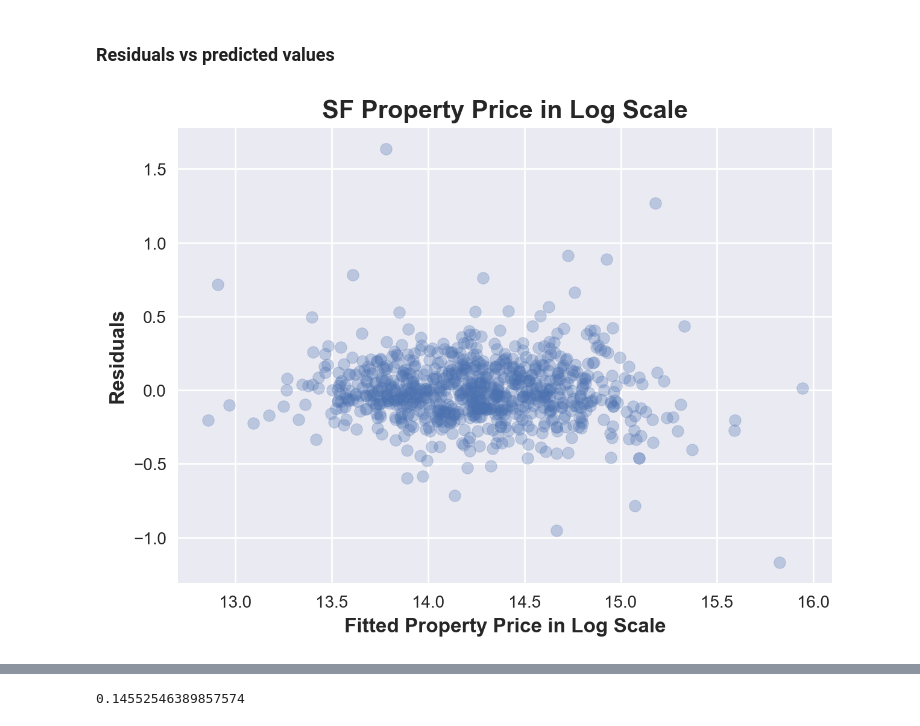
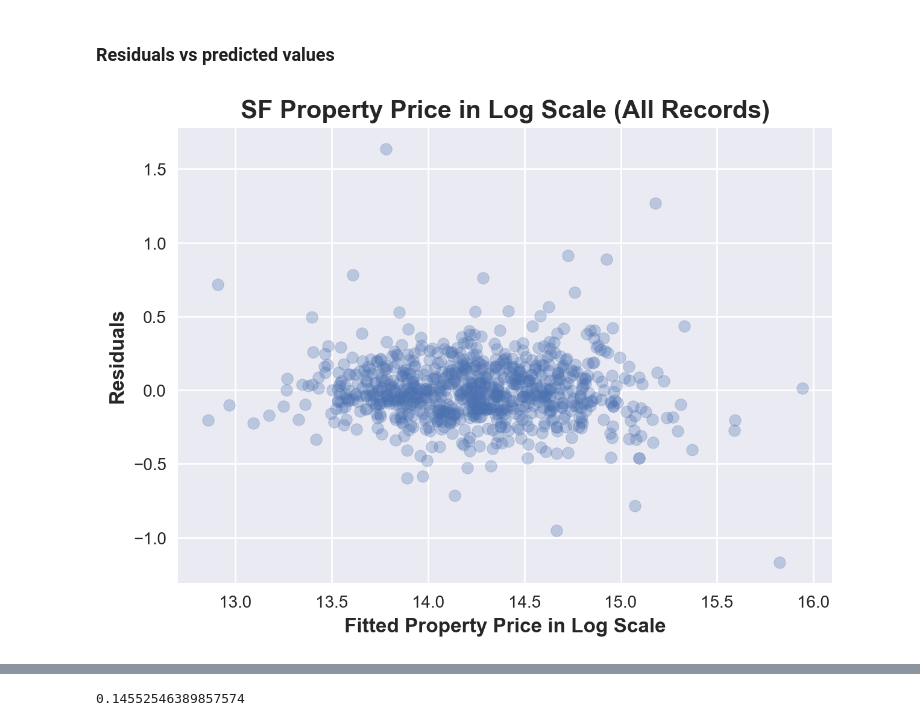
Before and after one commit to sarazong/Predicting_SF_Housing_Price, a Jupyter notebook: MetisP2_modeling.ipynb, the cells around one changed output, grey strips where cells are left out. Cells and saved outputs as stored; diff of their text form; code cells hidden in the pictures.

```diff
--- a/MetisP2_modeling.ipynb
+++ b/MetisP2_modeling.ipynb
@@ -175,7 +187,7 @@ df3["Zip Code"] = df2["Zip Code"].replace(zip_other, 'other')
 # %%
 # bar plot for median property price by zip code in SF
 zip_plot = df3.groupby(["Zip Code"])["Price"].mean().reset_index()
-plt.rcParams["figure.figsize"] = [5,3.5]
+# plt.rcParams["figure.figsize"] = [10,8]
 plt.rcParams["figure.dpi"] = 200
 
 barlist = plt.bar(zip_plot["Zip Code"], zip_plot["Price"])
@@ -191,5 +203,5 @@ plt.yticks(ticks = list(range(0, 3000000, 500000)), labels = ytick_lab)
 plt.xlabel("Zip Code", fontsize = 11, weight = "bold")
 plt.xticks(rotation = 45)
 plt.tight_layout();
-plt.savefig("project2_images/bar_median_prop_price_by_zip.png");
+# plt.savefig("project2_images/bar_median_prop_price_by_zip.png");
 # %% [output]
@@ -234,10 +246,10 @@ Index(['Zip Code_94103', 'Zip Code_94107', 'Zip Code_94109', 'Zip Code_94110',
        'Zip Code_94132', 'Zip Code_94133', 'Zip Code_94134', 'Zip Code_other'],
       dtype='object')
 # %%
-X4 = X3.copy()
-X4 = pd.concat([zip_df, X4], axis = 1)
+X5 = X4.copy()
+X5 = pd.concat([zip_df, X5], axis = 1)
 y1 = np.log(y)
-split_and_validate(X4, y1) #R^2 increases from 0.772 to 0.838
+split_and_validate(X5, y1) #R^2 increases from 0.772 to 0.838
 # %% [output]
 Validation R^2 score was: 0.8383820940611334
 Feature coefficient results:
@@ -259,15 +271,15 @@ prop_age : 0.000
 # %% [markdown]
 ### EXPLORE interactions b/t continuous predictors (too many if include cat predictors)
 # %%
-X5 = X2.copy()
+X6 = X3.copy()
 
 from sklearn.preprocessing import PolynomialFeatures
 p = PolynomialFeatures(degree = 2,interaction_only = True)
-X5_poly = p.fit_transform(X5)
+X6_poly = p.fit_transform(X6)
 
 y1 = np.log(y)
 
-X_train, X_val, y_train, y_val = train_test_split(X5_poly, y1, test_size = 0.2, random_state = 11)
+X_train, X_val, y_train, y_val = train_test_split(X6_poly, y1, test_size = 0.2, random_state = 11)
 
 # fit linear regression to training data
 lr = LinearRegression()
@@ -279,7 +291,7 @@ val_score = lr.score(X_val, y_val)
 # report results
 print('\nValidation R^2 score was:', val_score)
 print('Feature coefficient results: \n')
-for feature, coef in zip(p.get_feature_names(X5.columns), lr.coef_):
+for feature, coef in zip(p.get_feature_names(X6.columns), lr.coef_):
     print(feature, ':', f'{coef:.3f}')
 # %% [output]
 Validation R^2 score was: 0.7255150387200238
@@ -346,7 +358,7 @@ log_size prop_age : 0.002
 # %% [markdown]
 ### Fitting a LASSO(CV) regression:
 # %%
-X_tv, X_test, y_tv, y_test = train_test_split(X4, y1, test_size = 0.2, random_state = 11)
+X_tv, X_test, y_tv, y_test = train_test_split(X5, y1, test_size = 0.2, random_state = 11)
 # %%
 print(X_tv.shape, X_test.shape, y_tv.shape, y_test.shape)
 # %% [output]
@@ -412,14 +424,15 @@ other_factors
 # %% [markdown]
 ### Residuals vs predicted values
 # %%
-#residual plot with all of the records to examine model fit
-residuals = lasso_model.predict(std.transform(X4)) - y1
+# residual plot with all of the records to examine model fit
+residuals = lasso_model.predict(std.transform(X5)) - y1
 
 plt.figure(figsize = [7, 5])
-plt.scatter(lasso_model.predict(std.transform(X4)), residuals, alpha = 0.3)
-plt.title("SF Property Price in Log Scale", fontsize = 15, weight = "bold")
+
+plt.scatter(lasso_model.predict(std.transform(X5)), residuals, alpha = 0.3)
+plt.title("SF Property Price in Log Scale (All Records)", fontsize = 15, weight = "bold")
 plt.ylabel("Residuals", fontsize = 12, weight = "bold")
 plt.xlabel("Fitted Property Price in Log Scale", fontsize = 12, weight = "bold");
 # %% [output]
-[figure, old version]
+[figure, new version]
 # %%
```
Also changed, not shown: parts of 13 cells of this notebook, 1 other file.
